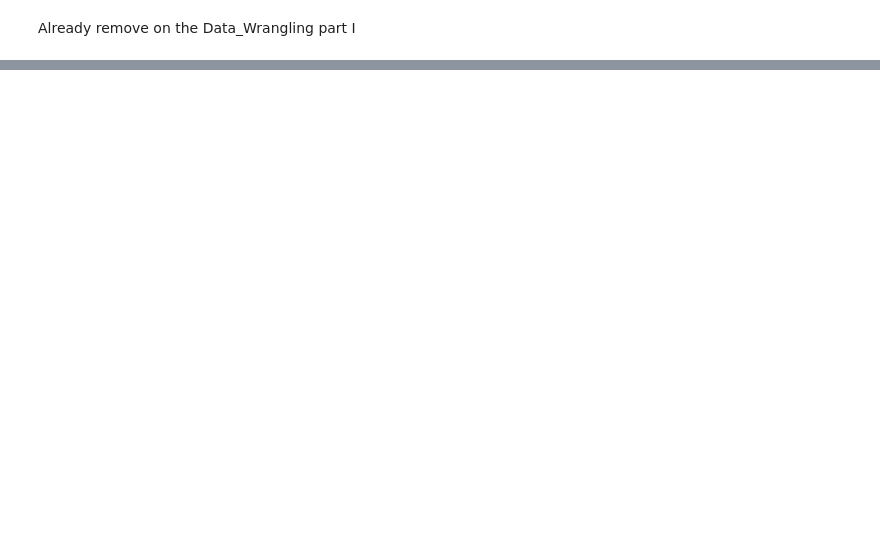
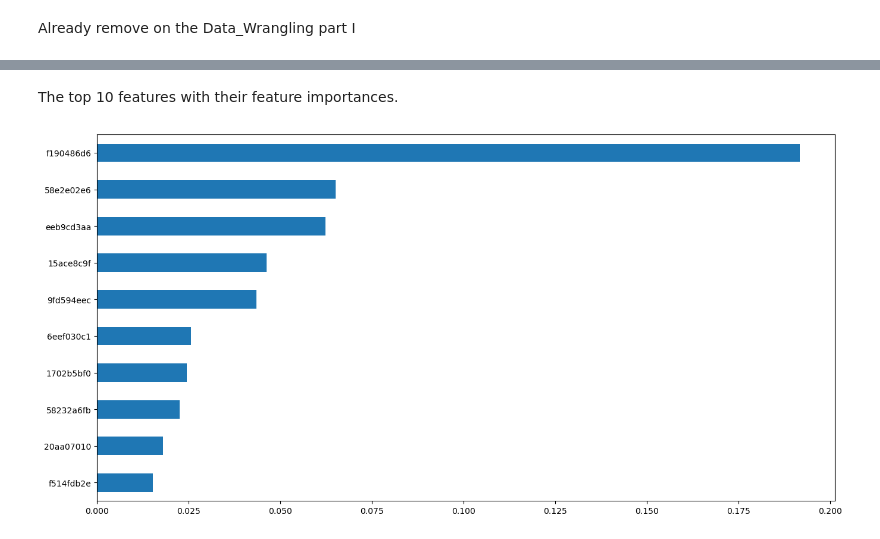
Before and after one commit to thaisangcr7/Capstone_2, a Jupyter notebook: A_Work_Files/EDA_Santander_Value_Prediction.ipynb, the cells around one changed output, grey strips where cells are left out. Saved outputs shown, nothing was run; the diff lists cells and outputs as text; code cells hidden in the pictures; blank space fills up the shorter version.

```diff
--- a/A_Work_Files/EDA_Santander_Value_Prediction.ipynb
+++ b/A_Work_Files/EDA_Santander_Value_Prediction.ipynb
@@ -97,0 +161,12 @@ Test set Size : (49342, 4735)
+# %% [markdown]
+The top 10 features with their feature importances.
+# %%
+# GradienBootstingRegressor Feature Importance - top 10
+feat_importances = pd.Series(clf_gb.feature_importances_, index=X_train.columns)
+feat_importances = feat_importances.nlargest(10)
+plt.figure(figsize=(16,8))
+feat_importances.plot(kind='barh')
+plt.gca().invert_yaxis()
+plt.show()
+# %% [output]
+[figure, added]
```
Also changed, not shown: parts of 25 cells of this notebook.
